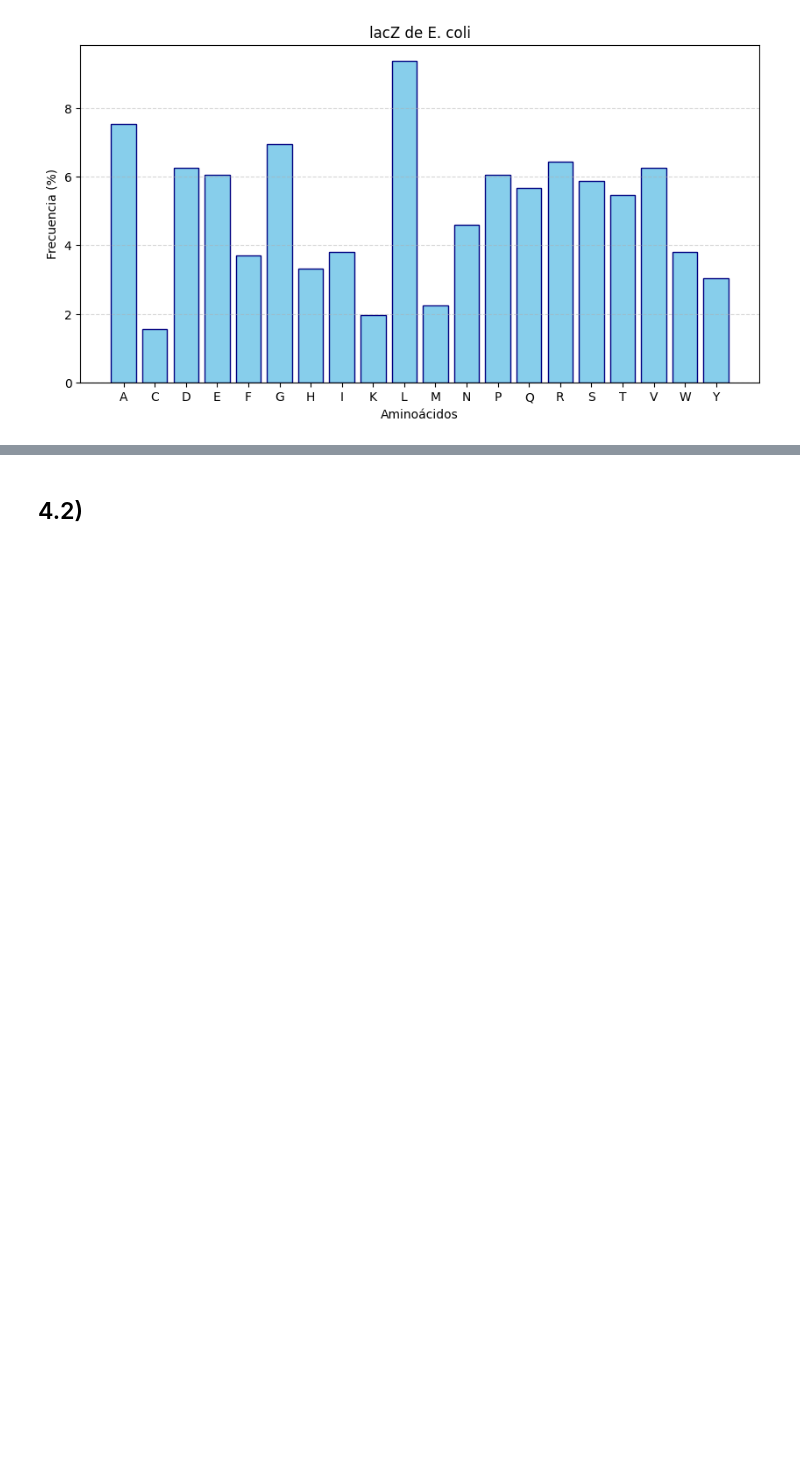
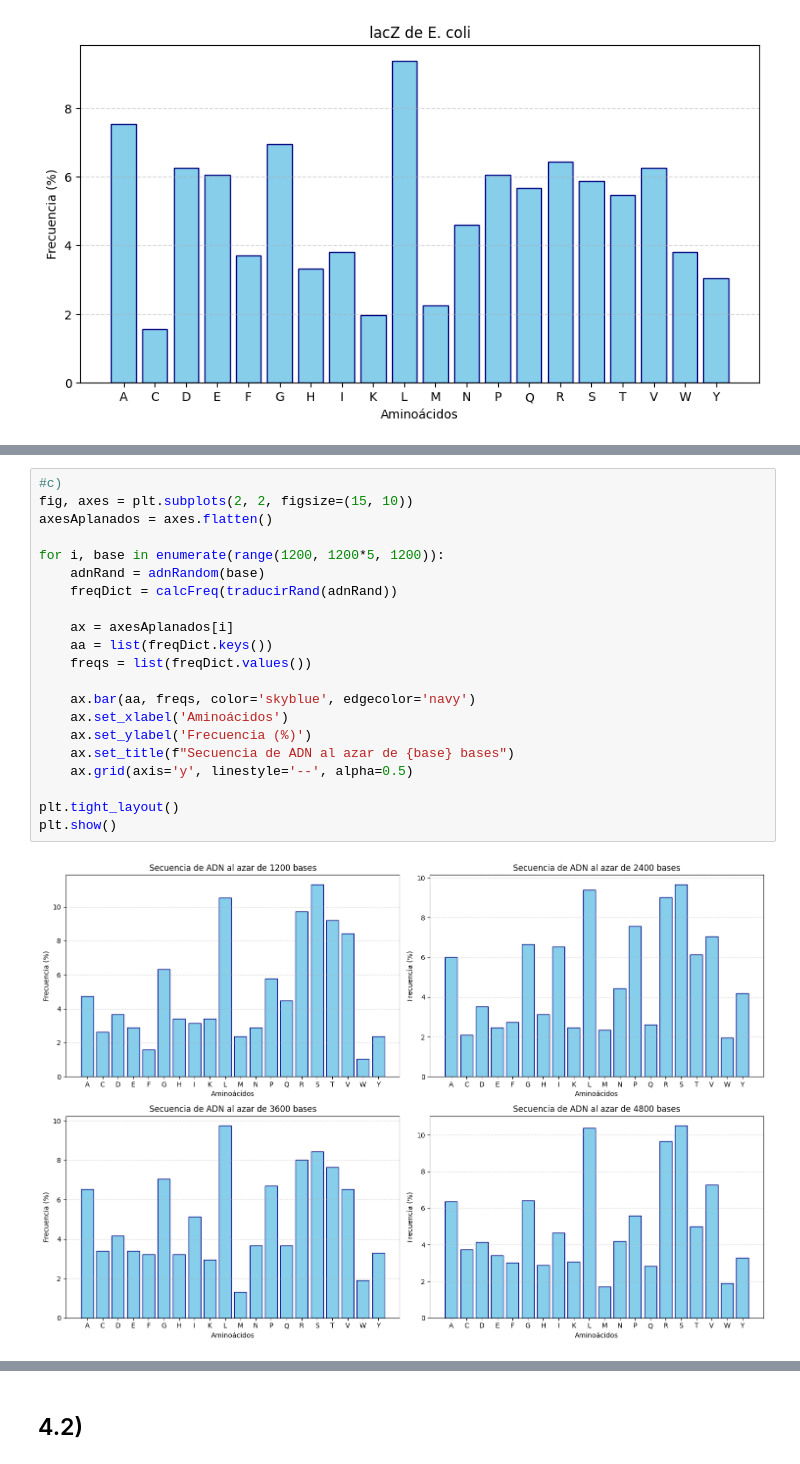
Before and after one commit to Nicowkra/BioInfoTps, a Jupyter notebook: TP1/TP1.ipynb, the cells around one changed output, grey strips where cells are left out. Drawn from its saved outputs; the diff is of its cells as text; blank space fills up the shorter version.

```diff
--- a/TP1/TP1.ipynb
+++ b/TP1/TP1.ipynb
@@ -710,0 +716,23 @@ graficarFreq(calcFreq(protLacz), titulo="lacZ de E. coli")
+# %%
+#c)
+fig, axes = plt.subplots(2, 2, figsize=(15, 10))
+axesAplanados = axes.flatten()
+
+for i, base in enumerate(range(1200, 1200*5, 1200)):
+    adnRand = adnRandom(base)
+    freqDict = calcFreq(traducirRand(adnRand))
+
+    ax = axesAplanados[i]
+    aa = list(freqDict.keys())
+    freqs = list(freqDict.values())
+
+    ax.bar(aa, freqs, color='skyblue', edgecolor='navy')
+    ax.set_xlabel('Aminoácidos')
+    ax.set_ylabel('Frecuencia (%)')
+    ax.set_title(f"Secuencia de ADN al azar de {base} bases")
+    ax.grid(axis='y', linestyle='--', alpha=0.5)
+
+plt.tight_layout()
+plt.show()
+# %% [output]
+[figure, added]
```
Also changed, not shown: parts of 5 cells of this notebook.
